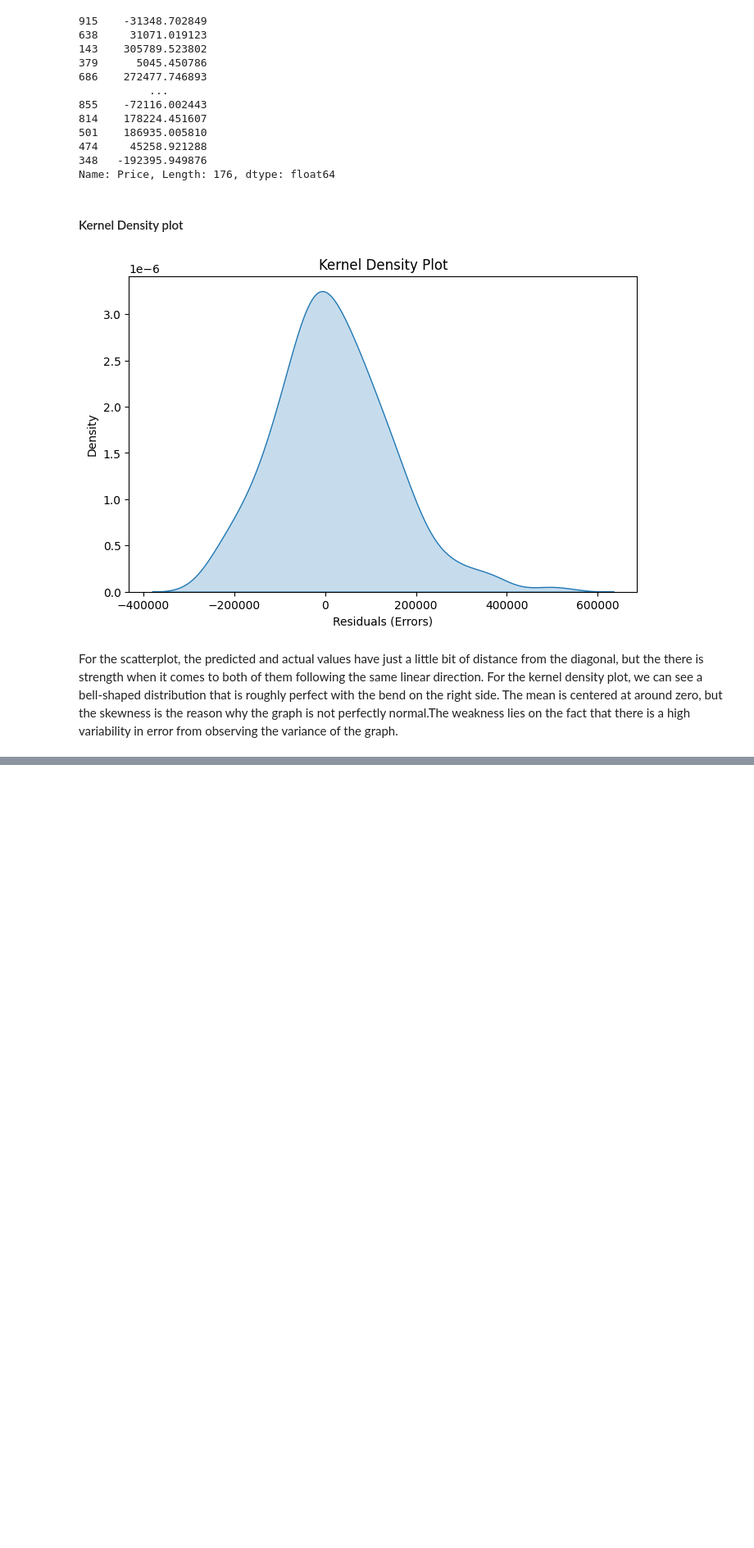
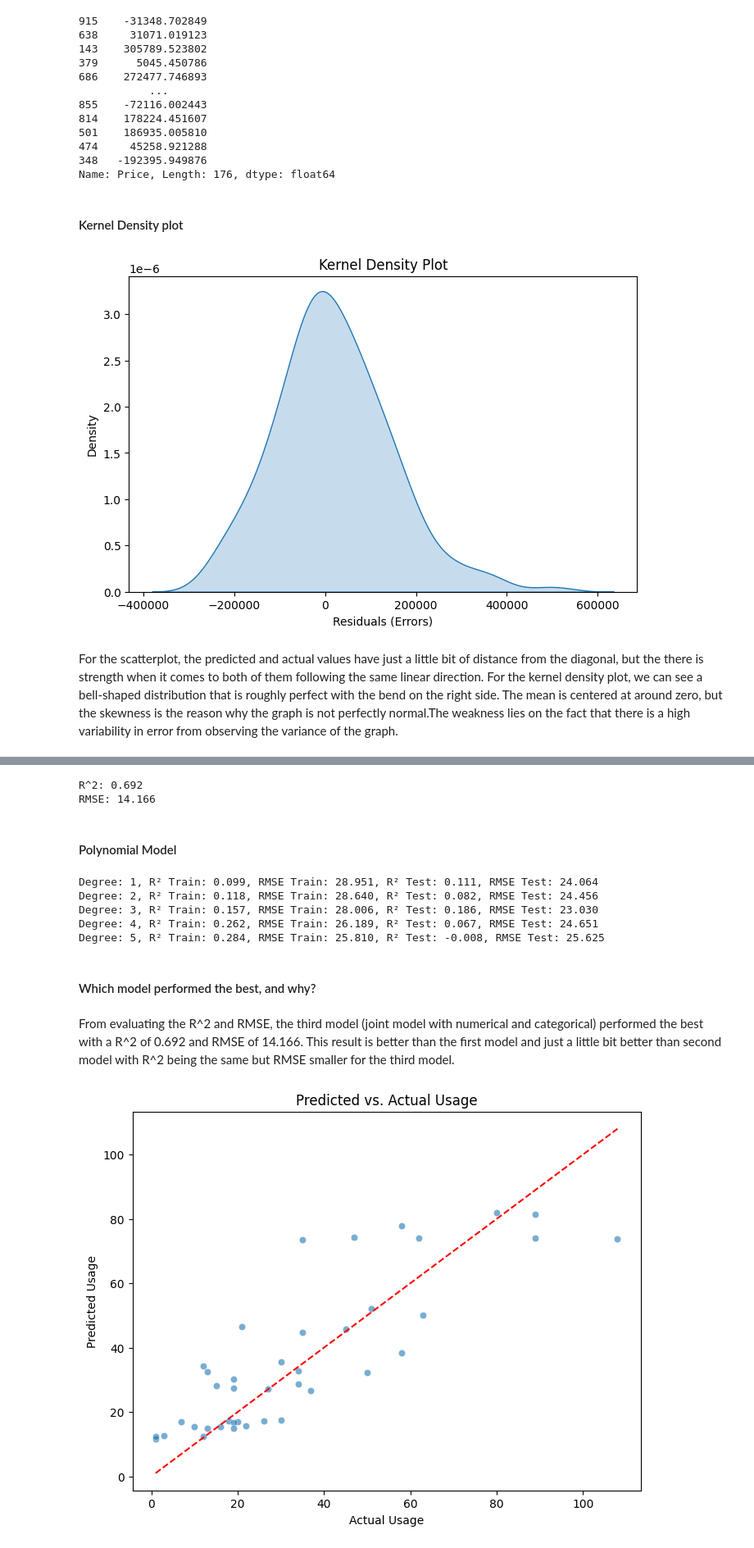
Before and after one commit to PatrickHo718/DS-3021, a Jupyter notebook: 05.1_reg_data_prep/lab4.ipynb, the cells around one changed output, grey strips where cells are left out. Shown at 82% size. Drawn from its saved outputs; the diff is of its cells as text; code cells hidden in the pictures; blank space fills up the shorter version.

```diff
--- a/05.1_reg_data_prep/lab4.ipynb
+++ b/05.1_reg_data_prep/lab4.ipynb
@@ -523,0 +633,80 @@ For the scatterplot, the predicted and actual values have just a little bit of d
+# %%
+# Joint Model
+
+X_train3 = pd.concat([X_train1, X_train2], axis=1)
+X_test3 = pd.concat([X_test1, X_test2], axis=1)
+
+X_test3 = X_test3.reindex(columns=X_train3.columns, fill_value=0)
+
+model = LinearRegression(fit_intercept=True)
+model.fit(X_train3,y_train)
+
+y_pred = model.predict(X_test3)
+
+r2 = r2_score(y_test, y_pred)
+print("R^2:", round(r2, 3))
+
+rmse = mean_squared_error(y_test, y_pred) ** 0.5
+print("RMSE:", round(rmse,3))
+# %% [output]
+R^2: 0.692
+RMSE: 14.166
+# %% [markdown]
+#### Polynomial Model
+# %%
+test = []
+
+for degree in range(1, 6):  # Degrees from 1 to 5
+    Polynomial = PolynomialFeatures(degree=degree, include_bias=False)
+    X_train4 = X_train.select_dtypes(include=['number'])
+    X_test4 = X_test.select_dtypes(include=['number'])
+    X_train4 = Polynomial.fit_transform(X_train4)
+    X_test4 = Polynomial.transform(X_test4)
+
+    model = LinearRegression()
+    model.fit(X_train4, y_train)
+
+    y_train_pred = model.predict(X_train4)
+    y_test_pred= model.predict(X_test4)
+
+    r2_train = r2_score(y_train, y_train_pred)
+    rmse_train = mean_squared_error(y_train, y_train_pred) ** 0.5
+
+    r2_test = r2_score(y_test, y_test_pred)
+    rmse_test = mean_squared_error(y_test, y_test_pred) ** 0.5
+
+    test.append((degree, r2_train, rmse_train, r2_test, rmse_test))
+
+for result in test:
+    print(f"Degree: {result[0]}, R² Train: {result[1]:.3f}, RMSE Train: {result[2]:.3f}, R² Test: {result[3]:.3f}, RMSE Test: {result[4]:.3f}")
+# %% [output]
+Degree: 1, R² Train: 0.099, RMSE Train: 28.951, R² Test: 0.111, RMSE Test: 24.064
+Degree: 2, R² Train: 0.118, RMSE Train: 28.640, R² Test: 0.082, RMSE Test: 24.456
+Degree: 3, R² Train: 0.157, RMSE Train: 28.006, R² Test: 0.186, RMSE Test: 23.030
+Degree: 4, R² Train: 0.262, RMSE Train: 26.189, R² Test: 0.067, RMSE Test: 24.651
+Degree: 5, R² Train: 0.284, RMSE Train: 25.810, R² Test: -0.008, RMSE Test: 25.625
+# %% [markdown]
+#### Which model performed the best, and why?
+# %% [markdown]
+From evaluating the R^2 and RMSE, the third model (joint model with numerical and categorical) performed the best with a R^2 of 0.692 and RMSE of 14.166. This result is better than the first model and just a little bit better than second model with R^2 being the same but RMSE smaller for the third model.
+# %%
+X_train3 = pd.concat([X_train1, X_train2], axis=1)
+X_test3 = pd.concat([X_test1, X_test2], axis=1)
+
+X_test3 = X_test3.reindex(columns=X_train3.columns, fill_value=0)
+
+model = LinearRegression(fit_intercept=True)
+model.fit(X_train3,y_train)
+
+y_pred = model.predict(X_test3)
+
+# Diagonal Line
+plt.figure(figsize=(8, 6))
+sns.scatterplot(x=y_test, y=y_pred, alpha=0.6)
+plt.plot([y_test.min(), y_test.max()], [y_test.min(), y_test.max()], '--', color='red')
+plt.xlabel("Actual Usage")
+plt.ylabel("Predicted Usage")
+plt.title("Predicted vs. Actual Usage")
+plt.show()
+# %% [output]
+[figure, added]
```
Also changed, not shown: parts of 27 cells of this notebook, 2 other files.
